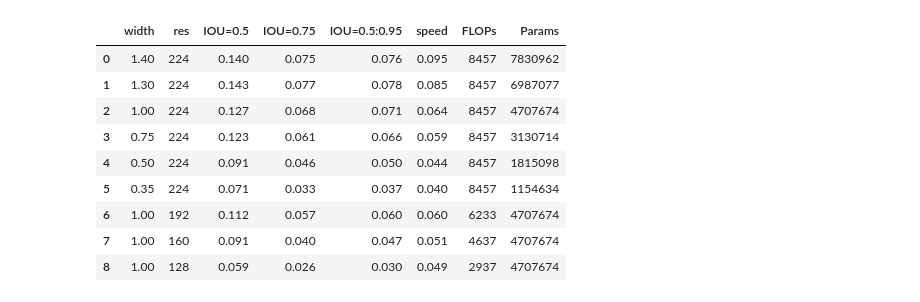
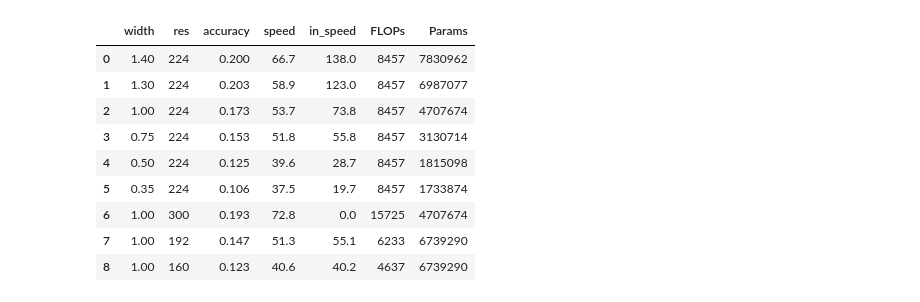
Before and after one commit to lindawangg/OLIV, a Jupyter notebook: eval/comparisons.ipynb, the cells around one changed output. Saved outputs shown, nothing was run; the diff lists cells and outputs as text; code cells hidden in the pictures.

```diff
--- a/eval/comparisons.ipynb
+++ b/eval/comparisons.ipynb
@@ -4,33 +5,32 @@ import pandas as pd
 # %%
 r300k = {'width': [1.4, 1.3, 1, 0.75, 0.5, 0.35, 1, 1, 1],
      'res': [224, 224, 224, 224, 224, 224, 192, 160, 128],
      'IOU=0.5': [0.140, 0.143, 0.127, 0.123, 0.091, 0.071, 0.112, 0.091, 0.059],
      'IOU=0.75': [0.075, 0.077, 0.068, 0.061, 0.046, 0.033, 0.057, 0.040, 0.026],
      'IOU=0.5:0.95': [0.076, 0.078, 0.071,0.066, 0.050, 0.037, 0.060, 0.047, 0.030],
      'speed': [0.095,0.085, 0.064,0.059, 0.044, 0.040, 0.060, 0.051, 0.049],
      'FLOPs': [8457, 8457, 8457, 8457, 8457, 8457, 6233, 4637, 2937],
      'Params': [7830962, 6987077, 4707674, 3130714, 1815098, 1154634, 4707674, 4707674, 4707674]
     }
-r800k = {'width': [1.3, 1, 0.75, 0.5],
-     'res': [224, 224, 224, 224],
-     'IOU=0.5': [0.166,  0.145, 0.124, 0.104],
-     'IOU=0.75': [0.086, 0.077, 0.065, 0.054],
-     'IOU=0.5:0.95': [0.089, 0.079, 0.067, 0.056],
-     'speed': [0.084, 0.065, 0.055, 0.044],
-     'FLOPs': [8457, 8457, 8457, 8457],
-     'Params': [6987077, 4707674, 3130714, 1815098]
-    }
-df = pd.DataFrame(data=r300k)
-df2 = pd.DataFrame(data=r800k)
+r800k = {'width': [1.4, 1.3, 1, 0.75, 0.5, 0.35, 1, 1, 1],
+         'res': [224, 224, 224, 224, 224, 224, 300, 192, 160],
+         'accuracy': [0.2 , 0.203, 0.173, 0.153, 0.125, 0.106, 0.193, 0.147, 0.123],
+         'speed': [66.7, 58.9, 53.7, 51.8, 39.6, 37.5, 72.8, 51.3, 40.6],
+         'in_speed': [138.0, 123.0, 73.8, 55.8, 28.7, 19.7, 0.0, 55.1, 40.2],
+         'FLOPs': [8457, 8457, 8457, 8457, 8457, 8457, 15725, 6233, 4637],
+         'Params': [7830962, 6987077, 4707674, 3130714, 1815098, 1733874, 4707674, 6739290, 6739290]
+        }
+#df = pd.DataFrame(data=r300k)
+df = pd.DataFrame(data=r800k)
 df
 # %% [output]
-|  | width | res | IOU=0.5 | IOU=0.75 | IOU=0.5:0.95 | speed | FLOPs | Params |
-| 0 | 1.40 | 224 | 0.140 | 0.075 | 0.076 | 0.095 | 8457 | 7830962 |
-| 1 | 1.30 | 224 | 0.143 | 0.077 | 0.078 | 0.085 | 8457 | 6987077 |
-| 2 | 1.00 | 224 | 0.127 | 0.068 | 0.071 | 0.064 | 8457 | 4707674 |
-| 3 | 0.75 | 224 | 0.123 | 0.061 | 0.066 | 0.059 | 8457 | 3130714 |
-| 4 | 0.50 | 224 | 0.091 | 0.046 | 0.050 | 0.044 | 8457 | 1815098 |
-| 5 | 0.35 | 224 | 0.071 | 0.033 | 0.037 | 0.040 | 8457 | 1154634 |
-| 6 | 1.00 | 192 | 0.112 | 0.057 | 0.060 | 0.060 | 6233 | 4707674 |
-| 7 | 1.00 | 160 | 0.091 | 0.040 | 0.047 | 0.051 | 4637 | 4707674 |
-| 8 | 1.00 | 128 | 0.059 | 0.026 | 0.030 | 0.049 | 2937 | 4707674 |
+|  | width | res | accuracy | speed | in_speed | FLOPs | Params |
+| 0 | 1.40 | 224 | 0.200 | 66.7 | 138.0 | 8457 | 7830962 |
+| 1 | 1.30 | 224 | 0.203 | 58.9 | 123.0 | 8457 | 6987077 |
+| 2 | 1.00 | 224 | 0.173 | 53.7 | 73.8 | 8457 | 4707674 |
+| 3 | 0.75 | 224 | 0.153 | 51.8 | 55.8 | 8457 | 3130714 |
+| 4 | 0.50 | 224 | 0.125 | 39.6 | 28.7 | 8457 | 1815098 |
+| 5 | 0.35 | 224 | 0.106 | 37.5 | 19.7 | 8457 | 1733874 |
+| 6 | 1.00 | 300 | 0.193 | 72.8 | 0.0 | 15725 | 4707674 |
+| 7 | 1.00 | 192 | 0.147 | 51.3 | 55.1 | 6233 | 6739290 |
+| 8 | 1.00 | 160 | 0.123 | 40.6 | 40.2 | 4637 | 6739290 |
```
Also changed, not shown: parts of 15 cells of this notebook, 4 other files.
